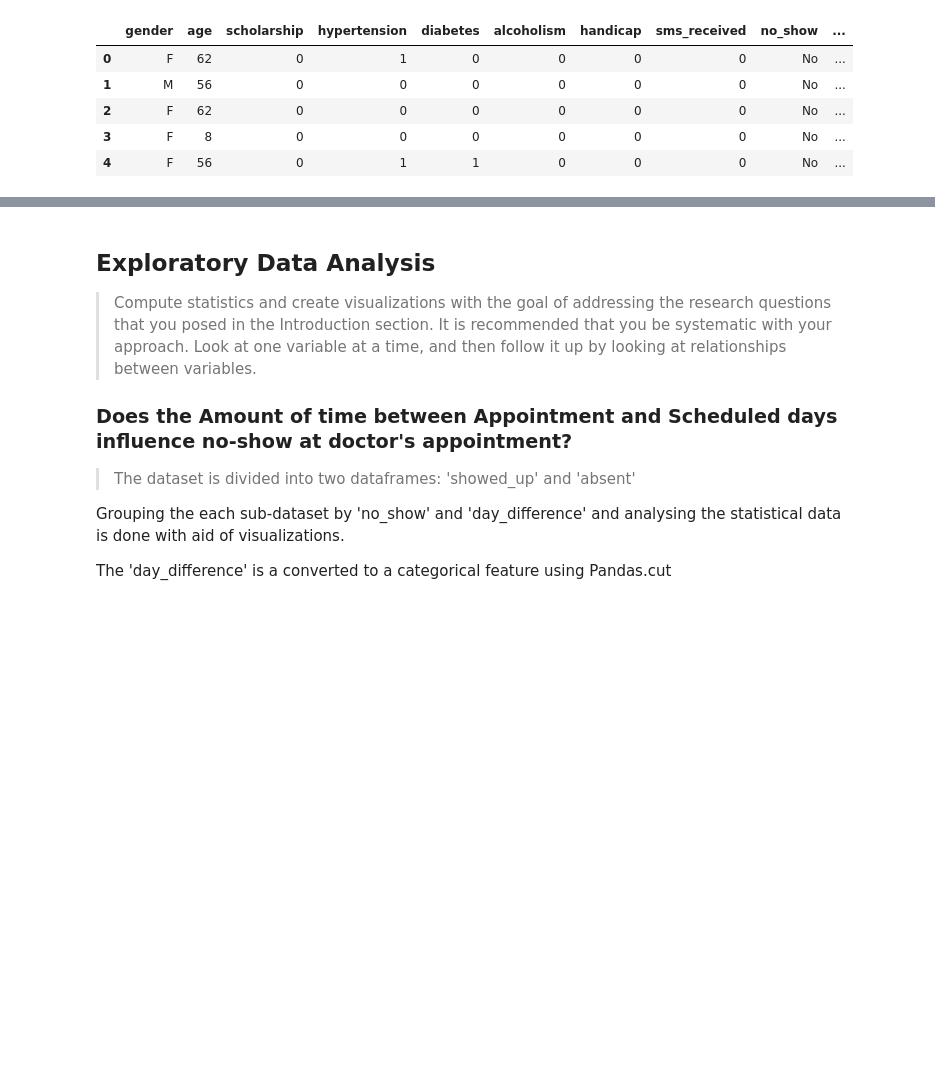
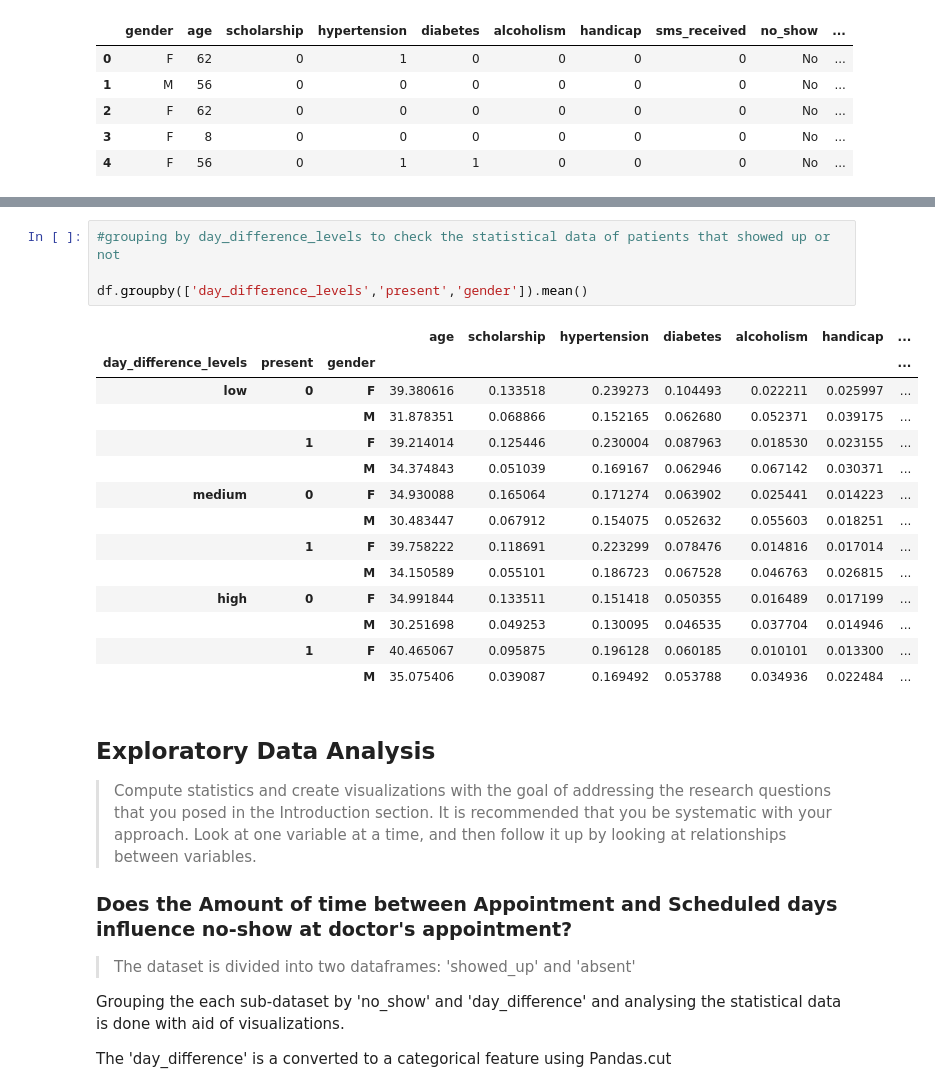
Before and after one commit to chichi012/Udacity-Project-2, a Jupyter notebook: Project2.ipynb, the cells around one changed output, grey strips where cells are left out. Drawn from its saved outputs; the diff is of its cells as text; blank space fills up the shorter version.

```diff
--- a/Project2.ipynb
+++ b/Project2.ipynb
@@ -202,3 +287,22 @@ df.head()
+# %%
+#grouping by day_difference_levels to check the statistical data of patients that showed up or not
+
+df.groupby(['day_difference_levels','present','gender']).mean()
+# %% [output]
+|  |  |  | age | scholarship | hypertension | diabetes | alcoholism | handicap | ... |
+| day_difference_levels | present | gender |  |  |  |  |  |  | ... |
+| low | 0 | F | 39.380616 | 0.133518 | 0.239273 | 0.104493 | 0.022211 | 0.025997 | ... |
+|  |  | M | 31.878351 | 0.068866 | 0.152165 | 0.062680 | 0.052371 | 0.039175 | ... |
+|  | 1 | F | 39.214014 | 0.125446 | 0.230004 | 0.087963 | 0.018530 | 0.023155 | ... |
+|  |  | M | 34.374843 | 0.051039 | 0.169167 | 0.062946 | 0.067142 | 0.030371 | ... |
+| medium | 0 | F | 34.930088 | 0.165064 | 0.171274 | 0.063902 | 0.025441 | 0.014223 | ... |
+|  |  | M | 30.483447 | 0.067912 | 0.154075 | 0.052632 | 0.055603 | 0.018251 | ... |
+|  | 1 | F | 39.758222 | 0.118691 | 0.223299 | 0.078476 | 0.014816 | 0.017014 | ... |
+|  |  | M | 34.150589 | 0.055101 | 0.186723 | 0.067528 | 0.046763 | 0.026815 | ... |
+| high | 0 | F | 34.991844 | 0.133511 | 0.151418 | 0.050355 | 0.016489 | 0.017199 | ... |
+|  |  | M | 30.251698 | 0.049253 | 0.130095 | 0.046535 | 0.037704 | 0.014946 | ... |
+|  | 1 | F | 40.465067 | 0.095875 | 0.196128 | 0.060185 | 0.010101 | 0.013300 | ... |
+|  |  | M | 35.075406 | 0.039087 | 0.169492 | 0.053788 | 0.034936 | 0.022484 | ... |
 # %% [markdown]
 <a id='eda'></a>
 ## Exploratory Data Analysis
```
Also changed, not shown: parts of 36 cells of this notebook.
